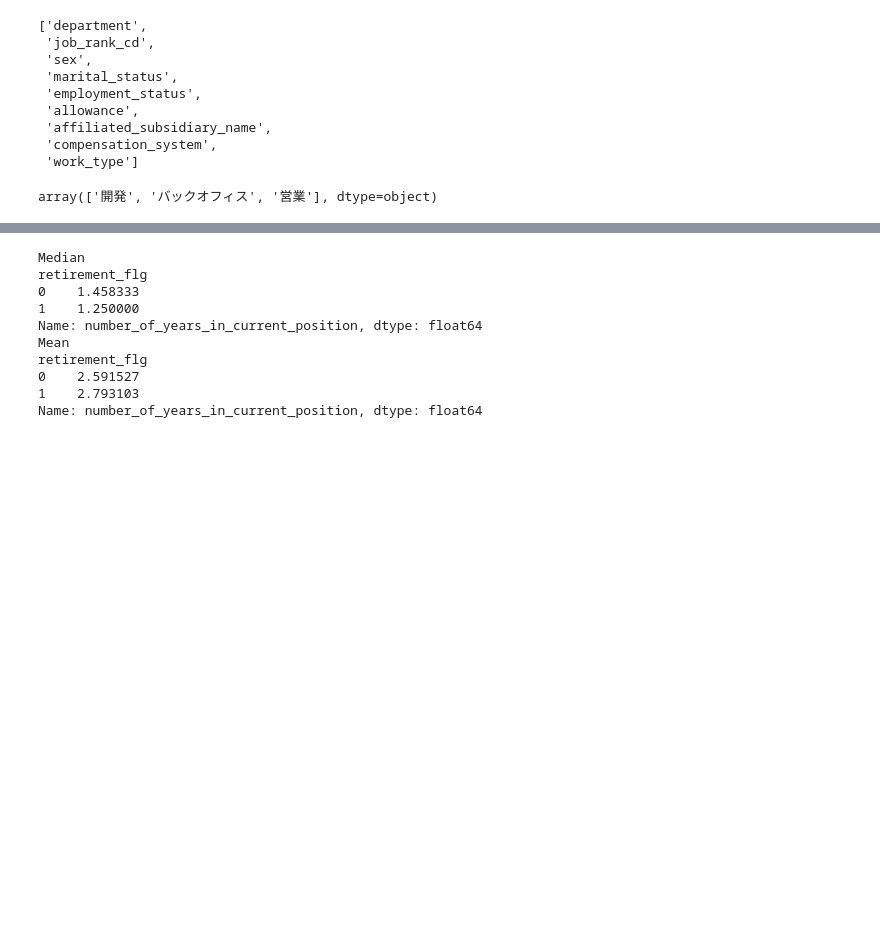
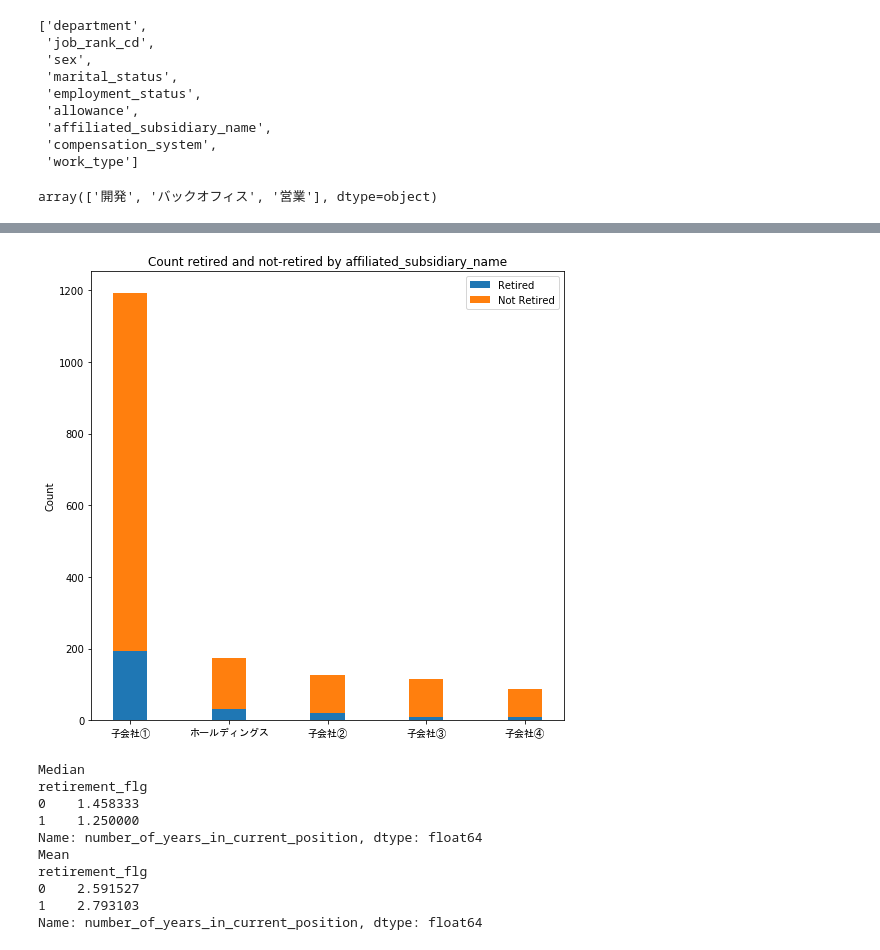
Before and after one commit to ininjame/pythonproj, a Jupyter notebook: data_analysis/ml_study_classification.ipynb, the cells around one changed output, grey strips where cells are left out. Drawn from its saved outputs; the diff is of its cells as text; code cells hidden in the pictures; blank space fills up the shorter version.

```diff
--- a/data_analysis/ml_study_classification.ipynb
+++ b/data_analysis/ml_study_classification.ipynb
@@ -135,3 +174,7 @@ multi_bar_chart('employment_status',0.35, 7, "stacked")
+# %%
+multi_bar_chart('affiliated_subsidiary_name', 0.35, 7, 'stacked')
+# %% [output]
+[figure, added]
 # %%
 print('Median')
 print(df.groupby('retirement_flg')['number_of_years_in_current_position'].median())
```
Also changed, not shown: parts of 6 cells of this notebook.
